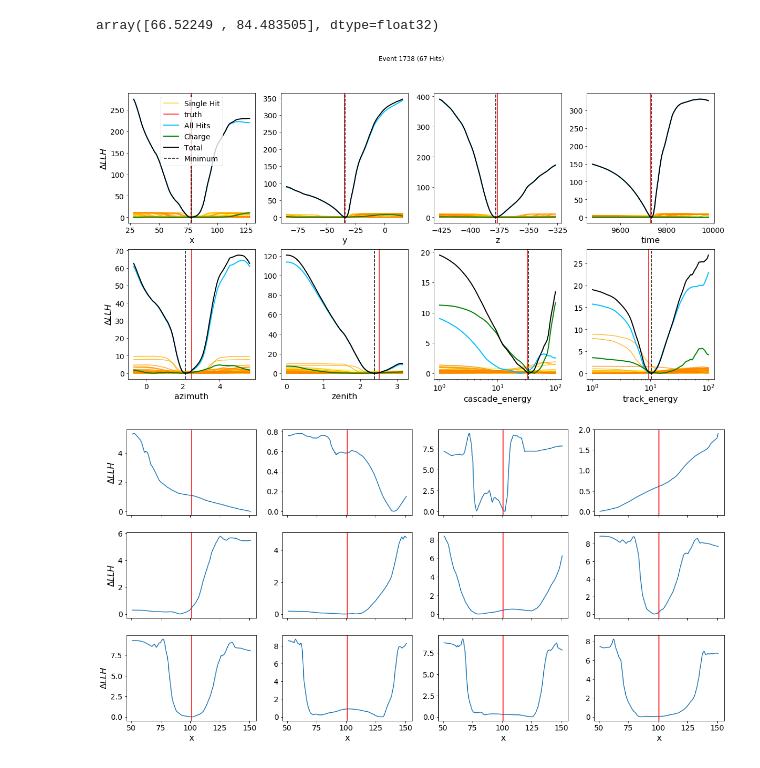
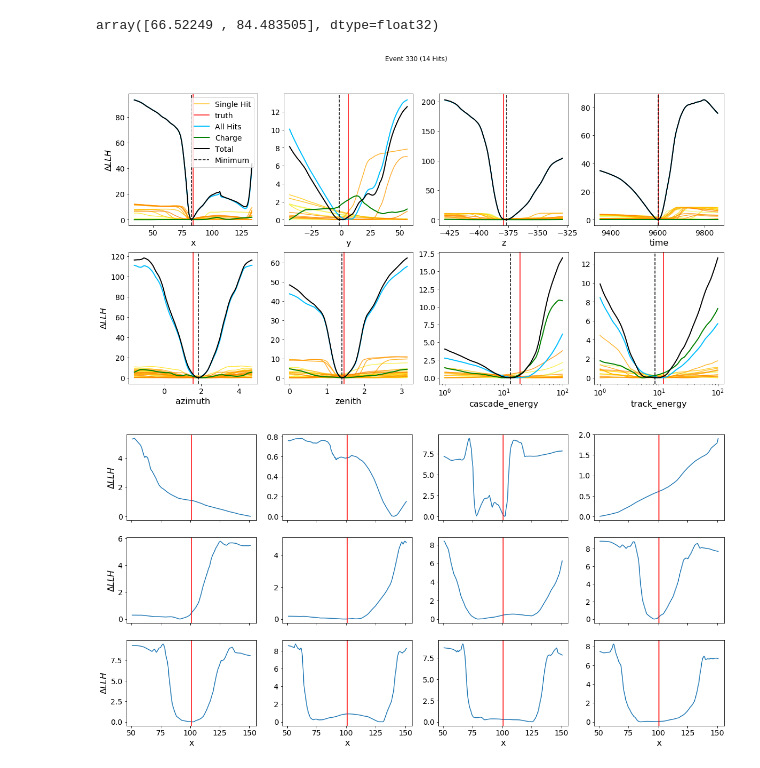
Before and after one commit to philippeller/freeDOM, a Jupyter notebook: freeDOM/inspect.ipynb, the cells around one changed output. Drawn from its saved outputs; the diff is of its cells as text; code cells hidden in the pictures.

```diff
--- a/freeDOM/inspect.ipynb
+++ b/freeDOM/inspect.ipynb
@@ -39,7 +39,7 @@ Using an independent MC file
 # %%
 events, labels = load_events(dir='/home/iwsatlas1/peller/work/oscNext/level7_v01.04/140000_i3cols_test')
 # %%
-freedom_llh = LLH(hitnet_file='models/HitNet_logE18_May_2020-21h02/epoch_32_model.hdf5',
+freedom_llh = LLH(hitnet_file='models/HitNet_logE18_May_2020-21h02/epoch_86_model.hdf5',
           chargenet_file='models/ChargeNet_logE_18_May_2020-21h03/epoch_400_model.hdf5',
           epsilon=1e-7,
          )
@@ -361,35 +363,35 @@ for i in range(ax.size):
 
 
     if i >= len(labels):
         axis.set_axis_off()
         continue
 
     #evt = 1756
     #event_idx = 1111 #1126 #2274 #2244 #1930
     event_idx = np.random.randint(0, len(events)-1)
-    event_idx = 1738
+    #event_idx = 1738
     #event_idx = 2840
 
     event = events[event_idx]
     #evt = 1756
     #evt = 12561
 
 
     plot_llh(event, labels[i], axis, n_steps=100) #1756, 987
 
     if i == 0:
         axis.legend()
 
 
     if i%4 == 0:
         axis.set_ylabel(r'$\Delta LLH$')
 
 
 fig.suptitle('Event %i (%i Hits)'%(event_idx,event['hits'].shape[0]))
 
 plt.savefig('plots/hitnet_event%i.png'%event_idx, dpi=300, bbox_inches='tight')
 # %% [output]
-[figure, old version]
+[figure, new version]
 # %%
 fig, ax = plt.subplots(3, 4, figsize=(20, 10), sharex=True)
 
```
Also changed, not shown: parts of 5 cells of this notebook.
